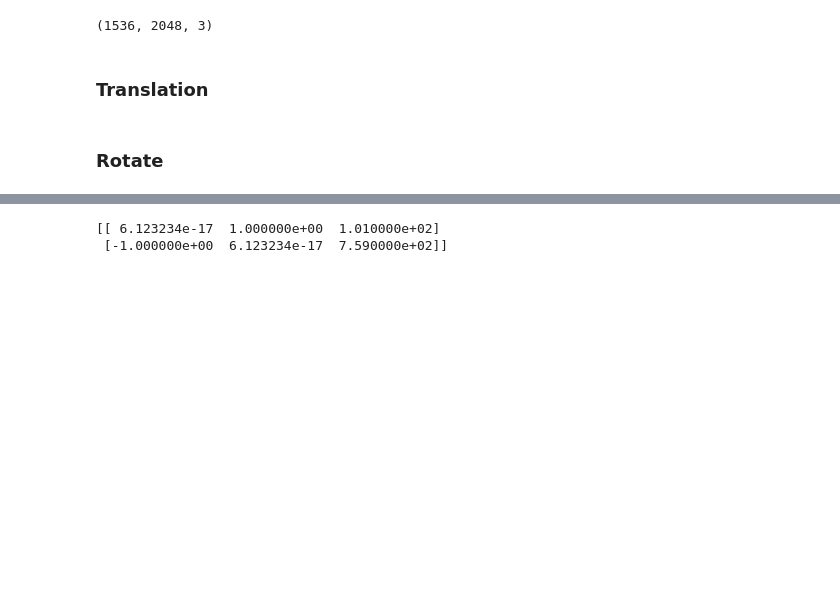
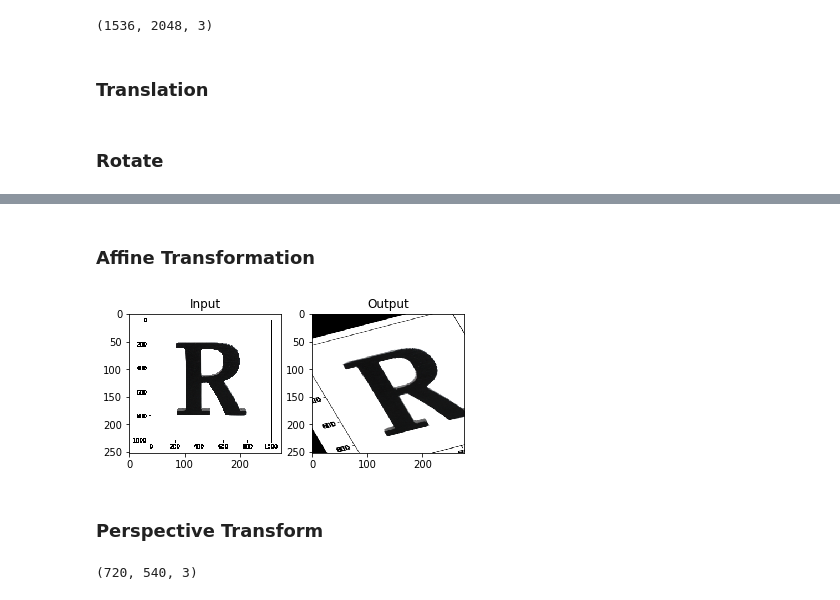
Before and after one commit to liz7124/Digital-Image-Processing-2021, a Jupyter notebook: Chapter01/chapter-1-4-3.ipynb, the cells around one changed output, grey strips where cells are left out. Saved outputs shown, nothing was run; the diff lists cells and outputs as text; code cells hidden in the pictures; blank space fills up the shorter version.

```diff
--- a/Chapter01/chapter-1-4-3.ipynb
+++ b/Chapter01/chapter-1-4-3.ipynb
@@ -53,8 +61,3 @@ cv2.imshow('oimg',img)
 cv2.imshow('img',dst)
 cv2.waitKey(0)
 cv2.destroyAllWindows()
-# %%
-print (M)
-# %% [output]
-[[ 6.123234e-17  1.000000e+00  1.010000e+02]
- [-1.000000e+00  6.123234e-17  7.590000e+02]]
@@ -60,0 +82,2 @@ print (M)
+# %% [markdown]
+### Affine Transformation
@@ -60,0 +86,13 @@ print (M)
+# %%
+img = cv2.imread('R.png')
+rows,cols,ch = img.shape
+# %%
+pts1 = np.float32([[40,10],[257,10],[40,228]])
+pts2 = np.float32([[85,52],[257,10],[40,228]])
+M = cv2.getAffineTransform(pts1,pts2)
+dst = cv2.warpAffine(img,M,(cols,rows))
+plt.subplot(121),plt.imshow(img),plt.title('Input')
+plt.subplot(122),plt.imshow(dst),plt.title('Output')
+plt.show()
+# %% [output]
+[figure, added]
@@ -60,0 +119,7 @@ print (M)
+# %% [markdown]
+### Perspective Transform
+# %%
+img = cv2.imread('dsu.jpg')
+img.shape
+# %% [output]
+(720, 540, 3)
```
Also changed, not shown: parts of 8 cells of this notebook, 2 other files.
